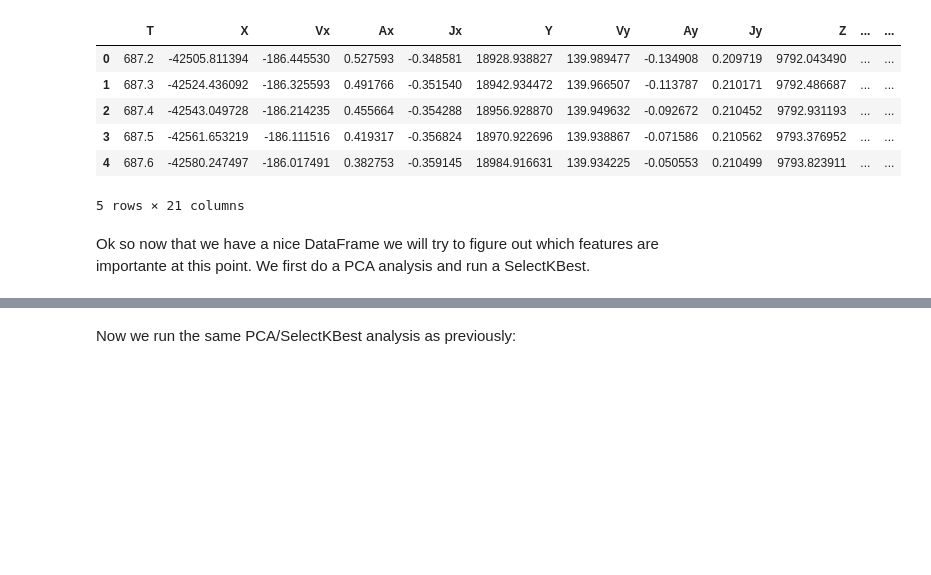
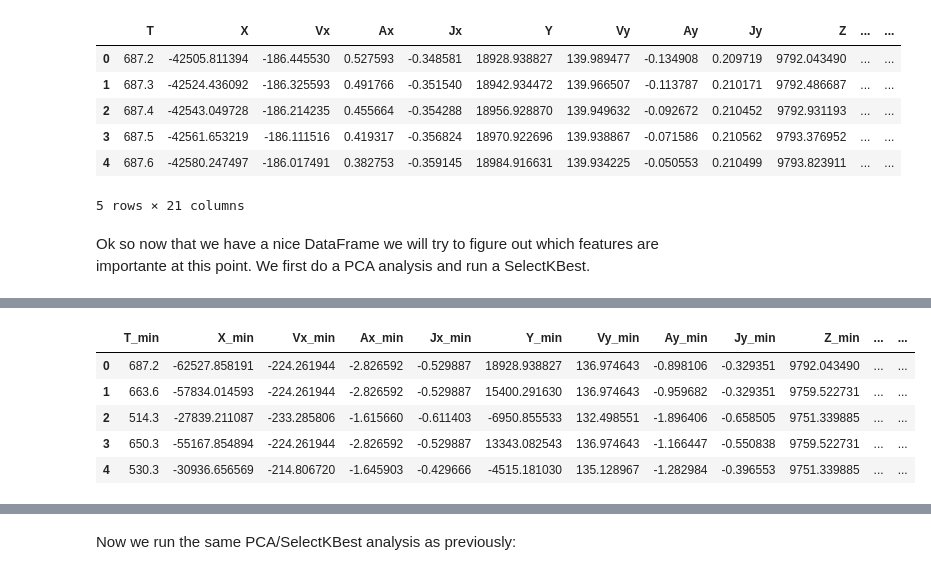
Before and after one commit to louis-lapassat/RAMP_radar_trajectories, a Jupyter notebook: RAMP_radar_trajectories.ipynb, the cells around one changed output, grey strips where cells are left out. Saved outputs shown, nothing was run; the diff lists cells and outputs as text; code cells hidden in the pictures; blank space fills up the shorter version.

```diff
--- a/RAMP_radar_trajectories.ipynb
+++ b/RAMP_radar_trajectories.ipynb
@@ -331,0 +251,81 @@ df_global['norm_acc'] = norm_acc
+# %%
+####################################
+### select all meaningfull index ###
+####################################
+
+liste_parameters = range(18)
+T, X, Vx, Ax, Jx, Y, Vy, Ay, Jy, Z, Vz, Az, Jz, U2, C2, U3, C3, T3 = range(18)
+nb_row, nb_col = np.shape(X_df)
+
+################
+### new data ###
+################
+
+                #######################
+                ### global features ###
+                #######################
+
+data_matrix = np.asarray(list(X_df['data'].values))
+minimum = np.min(data_matrix[:, :, liste_parameters], axis=1)
+maximum = np.max(data_matrix[:, :, liste_parameters], axis=1)
+median = np.median(data_matrix[:, :, liste_parameters], axis=1)
+quantile_25 = np.percentile(data_matrix[:, :, liste_parameters], q=25, axis=1)
+quantile_75 = np.percentile(data_matrix[:, :, liste_parameters], q=75, axis=1)
+total_sum = np.sum(data_matrix[:, :, liste_parameters], axis=1)
+std = np.std(data_matrix[:, :, liste_parameters], axis=1)
+
+                ########################
+                ### special features ###
+                ########################
+
+dist_2d = (data_matrix[:, 0, X] - data_matrix[:, -1, X]) ** 2 + (data_matrix[:, 0, Y] - data_matrix[:, -1, Y]) ** 2
+norm_loc = np.linalg.norm(data_matrix[:, :, X] + data_matrix[:, :, Y] + data_matrix[:, :, Z], axis=1)
+norm_speed = np.linalg.norm(data_matrix[:, :, Vx] + data_matrix[:, :, Vy] + data_matrix[:, :, Vz], axis=1)
+norm_acc = np.linalg.norm(data_matrix[:, :, Ax] + data_matrix[:, :, Ay] + data_matrix[:, :, Az], axis=1)
+norm_jig = np.linalg.norm(data_matrix[:, :, Jx] + data_matrix[:, :, Jy] + data_matrix[:, :, Jz], axis=1)
+data_temp = np.sqrt((np.diff(data_matrix[:, :, X]) ** 2\
+                     + np.diff(data_matrix[:, :, Y]) ** 2 + np.diff(data_matrix[:, :, Z]) ** 2)) / 0.1 # cheat a bit
+mean_speed = np.mean(data_temp, axis=1)
+std_speed = np.std(data_temp, axis=1)
+min_speed = np.min(data_temp, axis=1)
+max_speed = np.max(data_temp, axis=1)
+angle = np.max(np.cos(np.arctan(abs(data_matrix[:, :, X] / data_matrix[:, :, Y]))), axis=1)
+
+                    ###############
+                    ### dataset ###
+                    ###############
+
+global_data = np.concatenate([minimum, maximum, median, quantile_25, quantile_75, total_sum, std,
+                              dist_2d.reshape(nb_row, 1), norm_speed.reshape(nb_row, 1),
+                              norm_acc.reshape(nb_row, 1), norm_jig.reshape(nb_row, 1),
+                              norm_loc.reshape(nb_row, 1), mean_speed.reshape(nb_row, 1),
+                              std_speed.reshape(nb_row, 1), min_speed.reshape(nb_row, 1),
+                              max_speed.reshape(nb_row, 1), angle.reshape(nb_row, 1)], axis=1)
+
+###################
+### new columns ###
+###################
+
+list_to_compute = ['_min', '_max', '_median','_25', '_75', '_sum', '_std']
+list_paramaters_str = ['T', 'X', 'Vx', 'Ax', 'Jx', 'Y', 'Vy', 'Ay', 'Jy', 'Z', 'Vz', 'Az', 'Jz', 'U2', 'C2', 'U3', 'C3', 'T3']
+column_global_features = np.core.defchararray.add(np.array([list_paramaters_str,] * len(list_to_compute)),
+                                 np.array([list_to_compute,] * len(list_paramaters_str)).transpose())
+column_global_features = column_global_features.flatten()
+column_global_features = np.append(column_global_features, ['dist_2d', 'norm_speed', 'norm_acc', 'norm_jig', 'norm_loc',
+                                                           'mean_speed', 'std_speed', 'min_speed', 'max_speed',
+                                                           'angle'])
+
+#####################
+### new DataFrame ###
+#####################
+
+df_global = pd.DataFrame(data=global_data, columns=column_global_features)
+df_global['specie'] = specie
+df_global.head(5)
+# %% [output]
+|  | T_min | X_min | Vx_min | Ax_min | Jx_min | Y_min | Vy_min | Ay_min | Jy_min | Z_min | ... | ... |
+| 0 | 687.2 | -62527.858191 | -224.261944 | -2.826592 | -0.529887 | 18928.938827 | 136.974643 | -0.898106 | -0.329351 | 9792.043490 | ... | ... |
+| 1 | 663.6 | -57834.014593 | -224.261944 | -2.826592 | -0.529887 | 15400.291630 | 136.974643 | -0.959682 | -0.329351 | 9759.522731 | ... | ... |
+| 2 | 514.3 | -27839.211087 | -233.285806 | -1.615660 | -0.611403 | -6950.855533 | 132.498551 | -1.896406 | -0.658505 | 9751.339885 | ... | ... |
+| 3 | 650.3 | -55167.854894 | -224.261944 | -2.826592 | -0.529887 | 13343.082543 | 136.974643 | -1.166447 | -0.550838 | 9759.522731 | ... | ... |
+| 4 | 530.3 | -30936.656569 | -214.806720 | -1.645903 | -0.429666 | -4515.181030 | 135.128967 | -1.282984 | -0.396553 | 9751.339885 | ... | ... |
```
Also changed, not shown: parts of 25 cells of this notebook.
